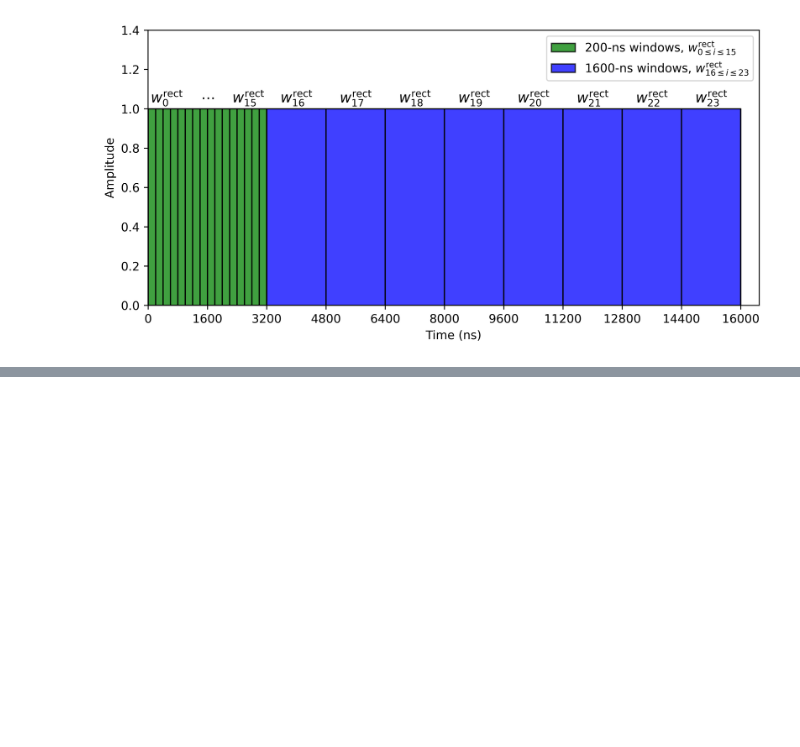
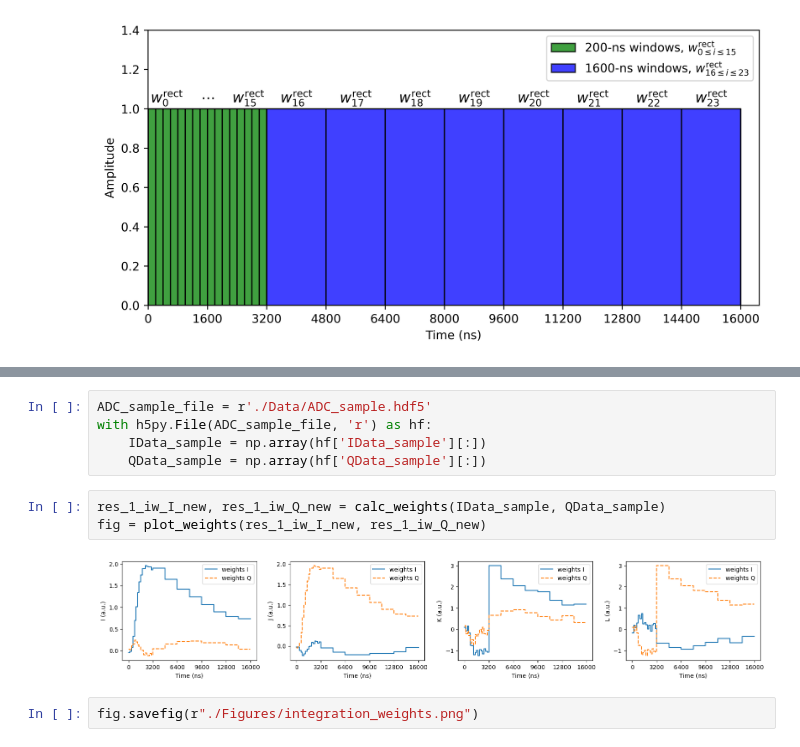
Before and after one commit to murchlab/positronium-sensing, a Jupyter notebook: 02_readout_integration_weidghts.ipynb, the cells around one changed output, grey strips where cells are left out. Cells and saved outputs as stored; diff of their text form; blank space fills up the shorter version.

```diff
--- a/02_readout_integration_weidghts.ipynb
+++ b/02_readout_integration_weidghts.ipynb
@@ -49,0 +133,12 @@ fig.savefig(r"./Figures/integration_weights_windows.png")
+# %%
+ADC_sample_file = r'./Data/ADC_sample.hdf5'
+with h5py.File(ADC_sample_file, 'r') as hf:
+    IData_sample = np.array(hf['IData_sample'][:])
+    QData_sample = np.array(hf['QData_sample'][:])
+# %%
+res_1_iw_I_new, res_1_iw_Q_new = calc_weights(IData_sample, QData_sample)
+fig = plot_weights(res_1_iw_I_new, res_1_iw_Q_new)
+# %% [output]
+[figure, added]
+# %%
+fig.savefig(r"./Figures/integration_weights.png")
```
Also changed, not shown: parts of 4 cells of this notebook, 8 other files.
